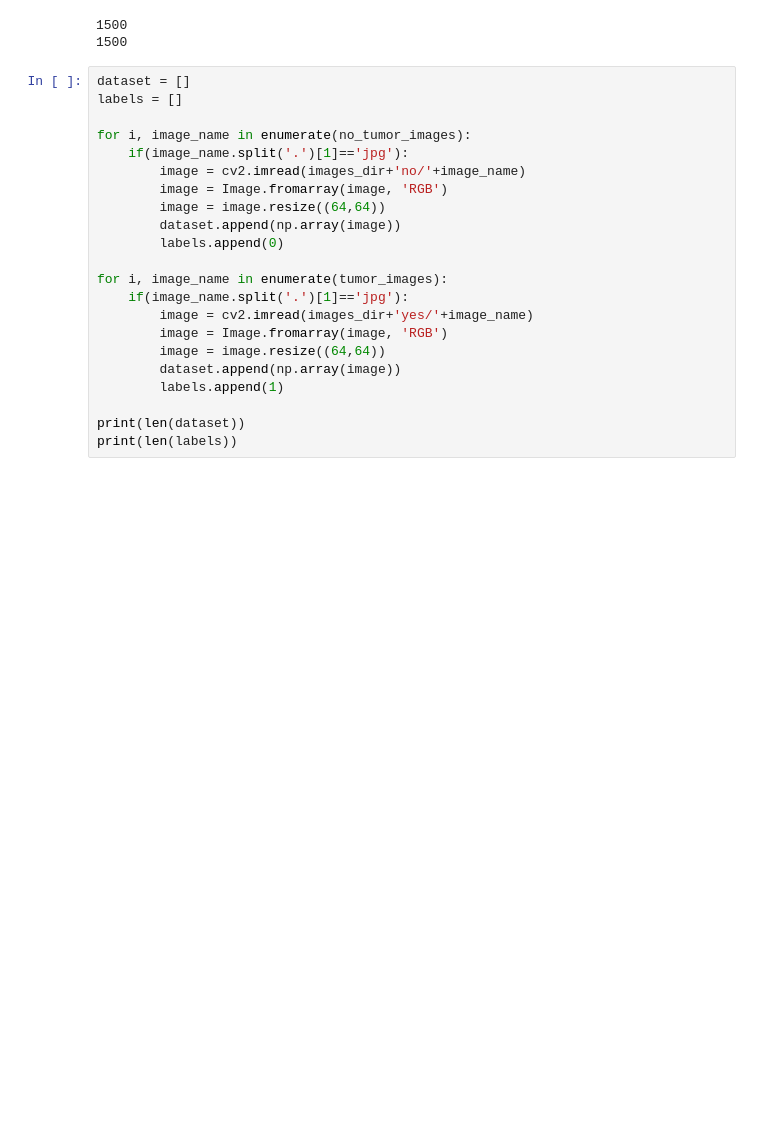
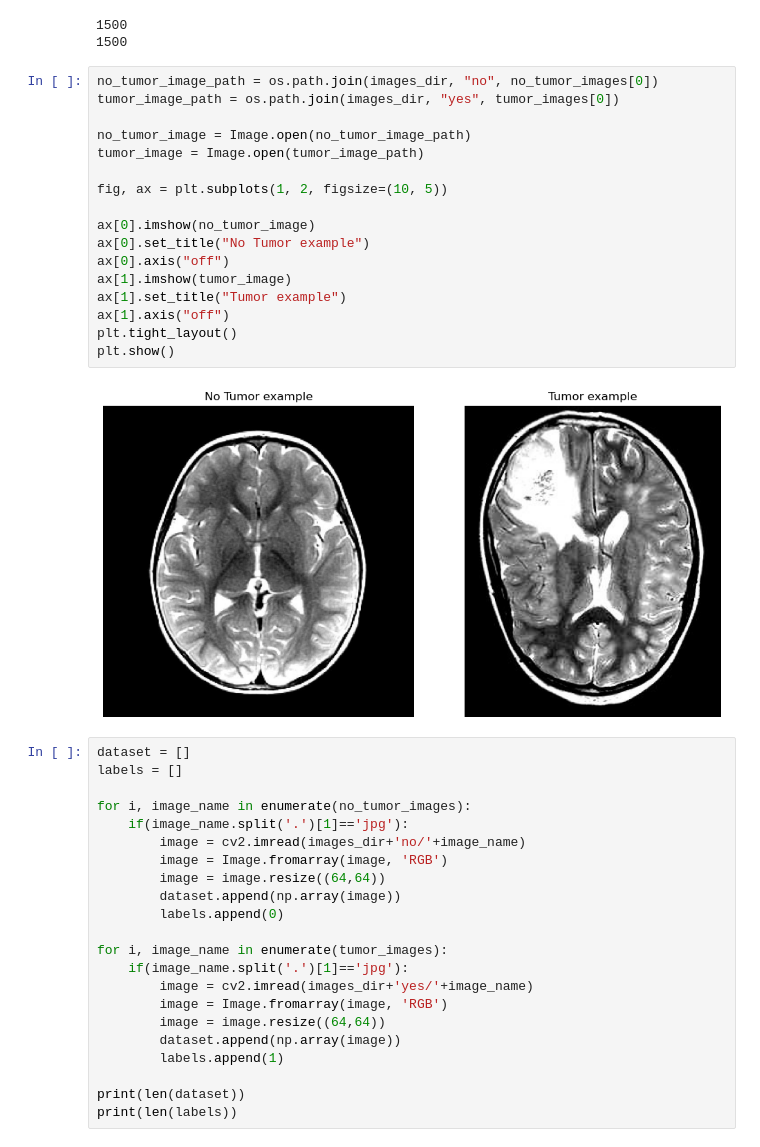
Before and after one commit to adam-langowski/AI-Health-Check, a Jupyter notebook: notebooks/brain_tumor.ipynb, the cells around one changed output. Drawn from its saved outputs; the diff is of its cells as text; blank space fills up the shorter version.

```diff
--- a/notebooks/brain_tumor.ipynb
+++ b/notebooks/brain_tumor.ipynb
@@ -24,6 +31,25 @@ print(len(tumor_images))
 # %% [output]
 1500
 1500
+# %%
+no_tumor_image_path = os.path.join(images_dir, "no", no_tumor_images[0])
+tumor_image_path = os.path.join(images_dir, "yes", tumor_images[0])
+
+no_tumor_image = Image.open(no_tumor_image_path)
+tumor_image = Image.open(tumor_image_path)
+
+fig, ax = plt.subplots(1, 2, figsize=(10, 5))
+
+ax[0].imshow(no_tumor_image)
+ax[0].set_title("No Tumor example")
+ax[0].axis("off")
+ax[1].imshow(tumor_image)
+ax[1].set_title("Tumor example")
+ax[1].axis("off")
+plt.tight_layout()
+plt.show()
+# %% [output]
+[figure, added]
 # %%
 dataset = []
 labels = []
```
Also changed, not shown: parts of 10 cells of this notebook, 2 other files.
